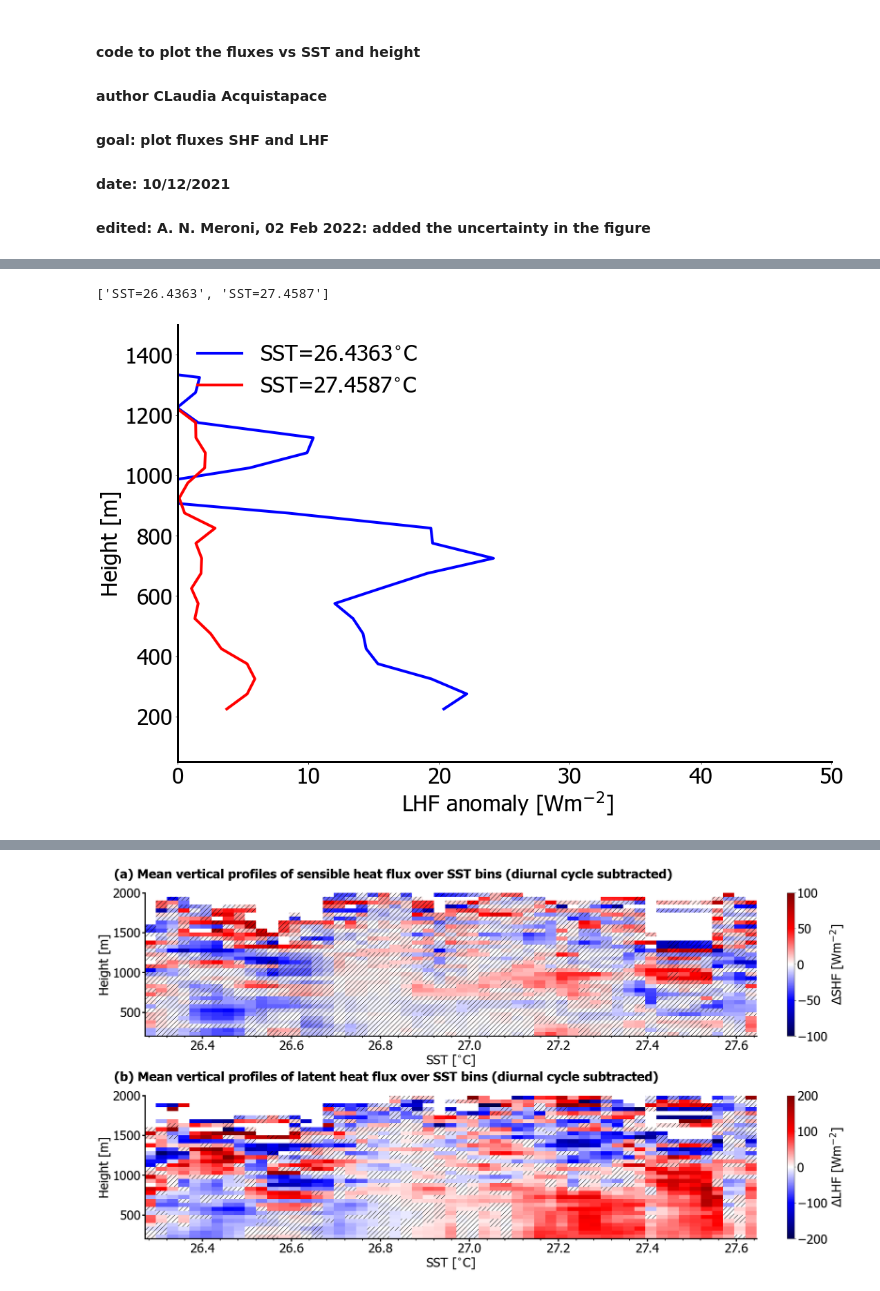
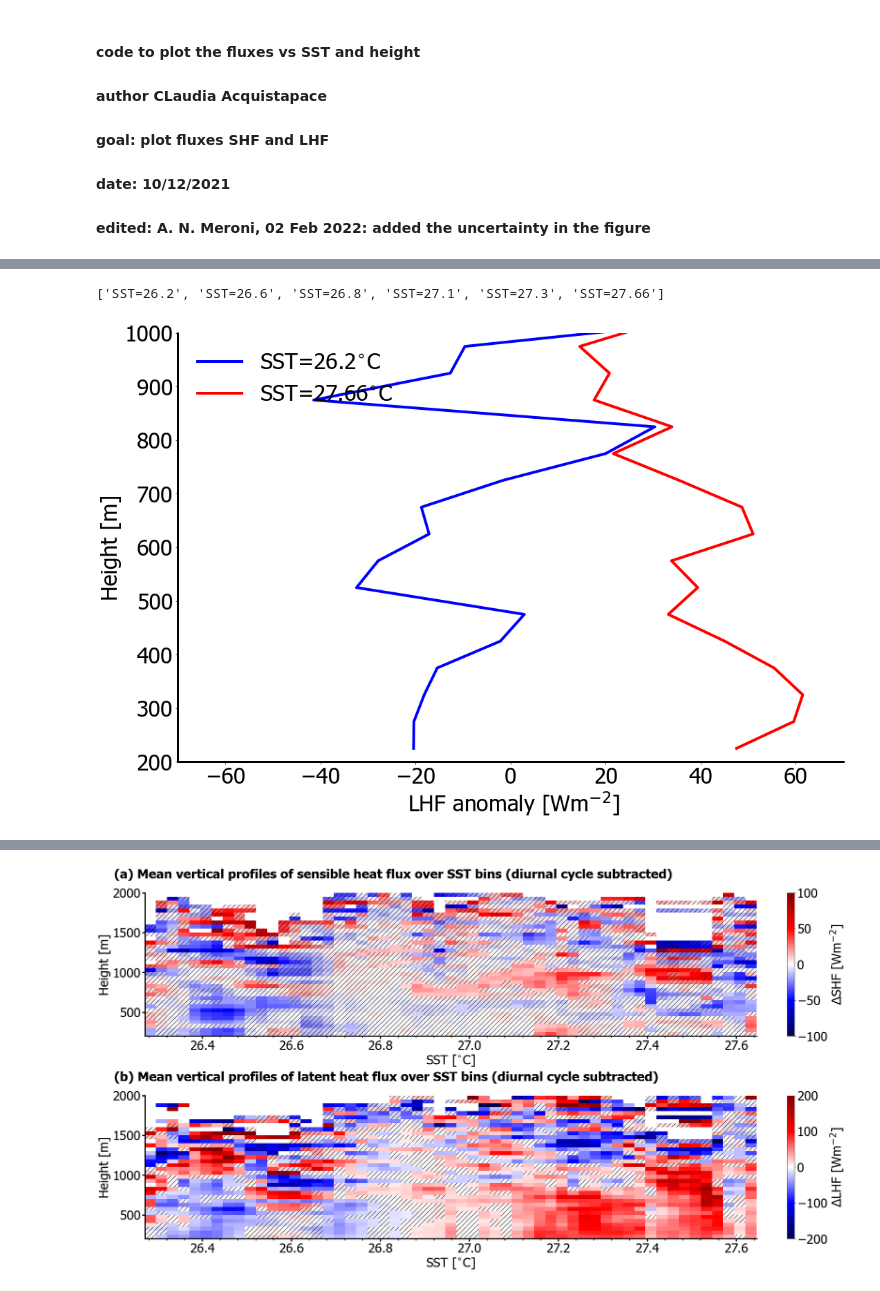
Before and after one commit to ClauClouds/SST-impact, a Jupyter notebook: plot_figure_fluxes_uncertainty.ipynb, the cells around one changed output, grey strips where cells are left out. Saved outputs shown, nothing was run; the diff lists cells and outputs as text; code cells hidden in the pictures.

```diff
--- a/plot_figure_fluxes_uncertainty.ipynb
+++ b/plot_figure_fluxes_uncertainty.ipynb
@@ -145,39 +152,38 @@ fontSizeCbar    = dict_plot_settings['fontSizeCbar']
 rcParams['font.sans-serif'] = dict_plot_settings['rcparams_font']
 matplotlib.rcParams['savefig.dpi'] = dict_plot_settings['savefig_dpi']
 plt.rcParams.update({'font.size':dict_plot_settings['font_size']})
 grid = dict_plot_settings['grid']
 
-fig, axs = plt.subplots(1, figsize=(15,10), sharey=True, constrained_layout=True)#
+fig, axs = plt.subplots(1, figsize=(15,10), constrained_layout=True)#
 
 colors_binned_sst = ['blue', 'red']
 labels =[]
 for ind, el in enumerate(sst_bins_new):
     labels.append('SST='+str(el))
 print(labels)
 font = font_manager.FontProperties(family='Tahoma',
                                    weight='light',
                                    style='normal', size=12)
 
 
 #ax = fig.add_subplot(gs[0, 0])
 
-for ind_sst_bin in range(len(sst_bins_new)):
-    axs.plot(LHF_new_data.LHF_new_bins.values[ind_sst_bin,:], LHF_new_data.height.values,\
-             color=colors_binned_sst[ind_sst_bin], label=labels[ind_sst_bin]+'$^{\circ}$C', linewidth=4, rasterized=True)
+axs.plot(LHF_new_data.LHF_new_bins.values[0,:], LHF_new_data.height.values, color=colors_binned_sst[0], label=labels[0]+'$^{\circ}$C', linewidth=4, rasterized=True)
+axs.plot(LHF_new_data.LHF_new_bins.values[-1,:], LHF_new_data.height.values, color=colors_binned_sst[-1], label=labels[-1]+'$^{\circ}$C', linewidth=4, rasterized=True)
 
 axs.legend(frameon=False, fontsize=fontSizeX, loc='upper left')
 axs.set_xlabel(" LHF anomaly [Wm$^{-2}$]", fontsize=fontSizeX)
 axs.set_ylabel("Height [m]", fontsize=fontSizeY)
-axs.set_xlim(0.,50.)
-axs.set_ylim(50.,1500.)
+axs.set_xlim(-70.,70.)
+axs.set_ylim(200.,1000.)
 
 axs.spines["top"].set_visible(False)
 axs.spines["right"].set_visible(False)
 axs.spines["bottom"].set_linewidth(3)
 axs.spines["left"].set_linewidth(3)
 #axs.set_title('a) RS', fontsize=32, fontweight='black')
 fig.savefig(path_out_plots+'LHF_over_sst_percentiles_R1.png')
 # %% [output]
-['SST=26.4363', 'SST=27.4587']
+['SST=26.2', 'SST=26.6', 'SST=26.8', 'SST=27.1', 'SST=27.3', 'SST=27.66']
-[figure, old version]
+[figure, new version]
 # %%
```
Also changed, not shown: parts of 4 cells of this notebook, 2 other files.
